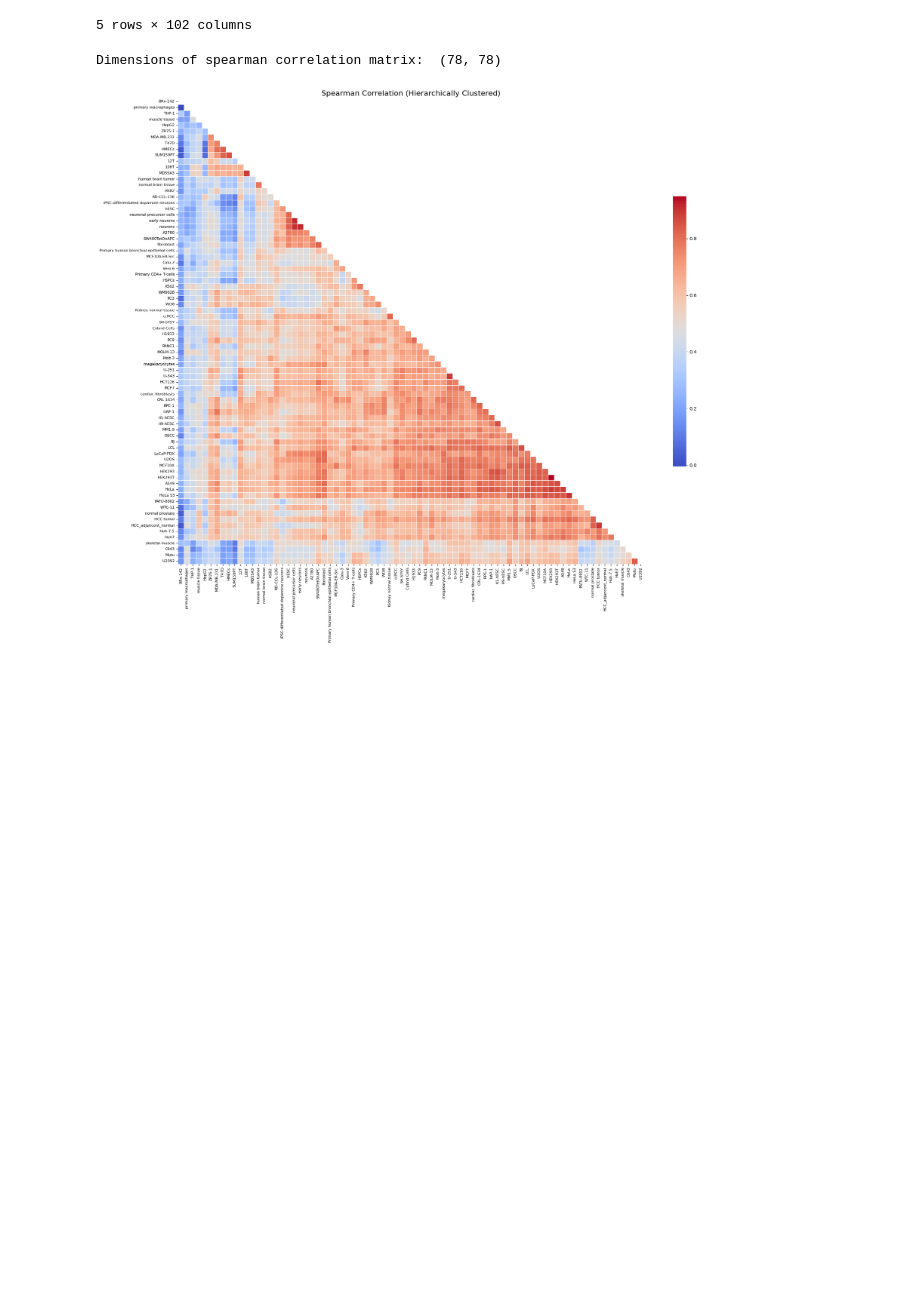
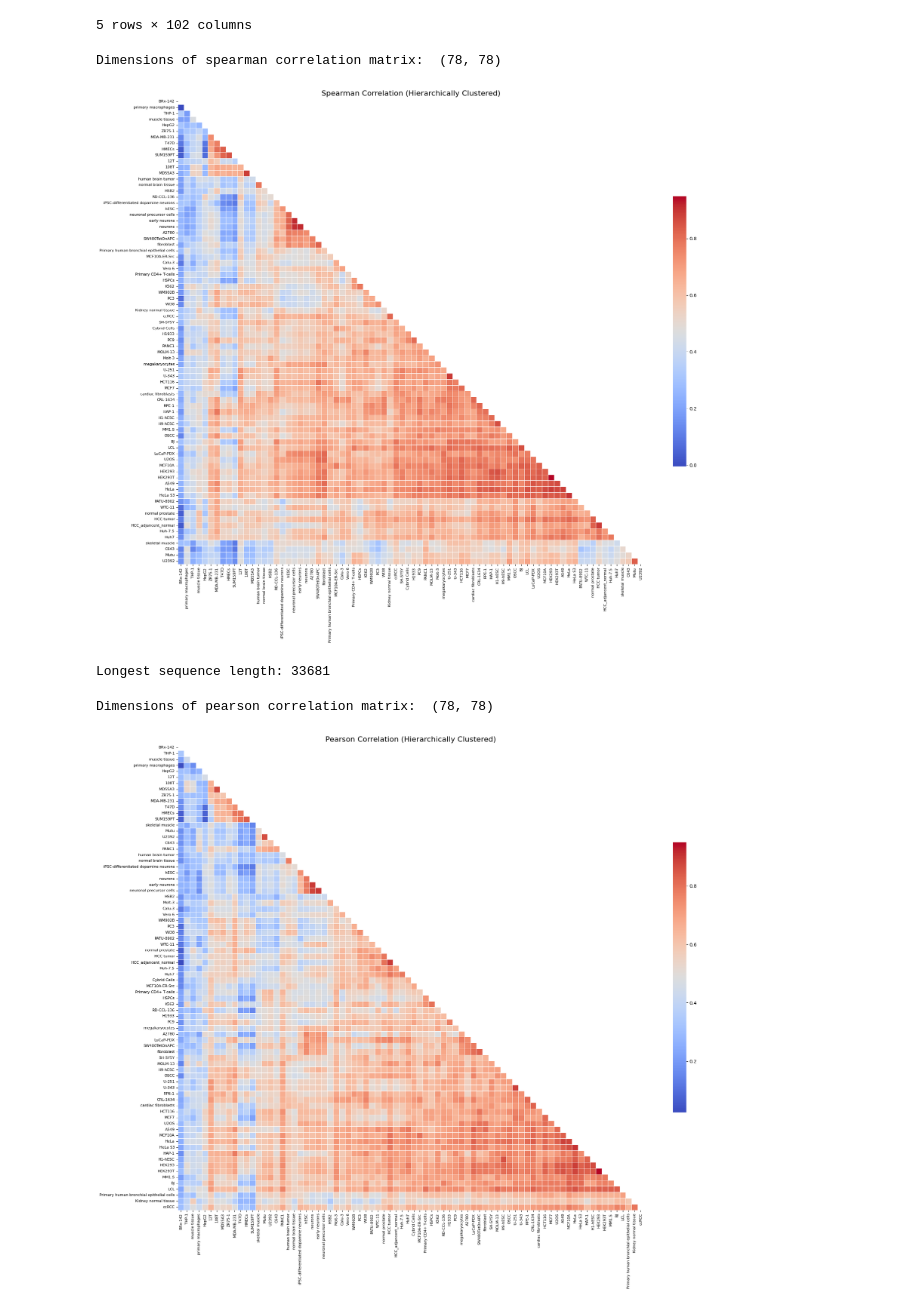
Before and after one commit to vsourirajan/riboformer, a Jupyter notebook: EDA_Vaibhav.ipynb, the cells around one changed output. Drawn from its saved outputs; the diff is of its cells as text; code cells hidden in the pictures; blank space fills up the shorter version.

Commit message:
pearson correlation map

```diff
--- a/EDA_Vaibhav.ipynb
+++ b/EDA_Vaibhav.ipynb
@@ -93,6 +93,52 @@ plt.savefig('spearman_correlation_heatmap.png')
 plt.show()
 # %% [output]
 [figure]
+# %%
+#find the longest sequence
+max_seq_len = max(len(seq) for seq in df['tx_sequence'])
+print(f"Longest sequence length: {max_seq_len}")
+# %% [output]
+Longest sequence length: 33681
 # %%
 #write the df to a csv file
 df.to_csv('data/CLEANED_data_with_human_TE_cellline_all_plain.csv', index=False)
+# %%
+pearson_corr = bio_source_df.corr(method='pearson')
+print("Dimensions of pearson correlation matrix: ", spearman_corr.shape)
+# %% [output]
+Dimensions of pearson correlation matrix:  (78, 78)
+# %%
+#plot the peason correlation matrix
+
+distance_matrix = 1 - pearson_corr
+condensed_dist = squareform(distance_matrix.values)
+linkage_matrix = linkage(condensed_dist, method='average')
+
+# Reorder correlation matrix based on hierarchical clustering
+ordered_indices = leaves_list(linkage_matrix)
+ordered_corr = pearson_corr.iloc[ordered_indices, ordered_indices]
+
+# Mask upper triangle
+mask = np.triu(np.ones_like(ordered_corr, dtype=bool))
+
+# Plot heatmap
+plt.figure(figsize=(20, 18))
+sns.heatmap(
+    ordered_corr,
+    mask=mask,
+    cmap='coolwarm',
+    annot=False,
+    fmt=".2f",
+    linewidths=0.5,
+    square=True,
+    cbar_kws={"shrink": 0.5}
+)
+
+plt.xticks(rotation=90, fontsize=8)
+plt.yticks(fontsize=8)
+plt.title("Pearson Correlation (Hierarchically Clustered)", fontsize=16)
+plt.tight_layout()
+plt.savefig('figures/pearson_correlation_heatmap.png')
+plt.show()
+# %% [output]
+[figure, added]
```
Also changed, not shown: parts of 1 cell of this notebook, 2 other files.
